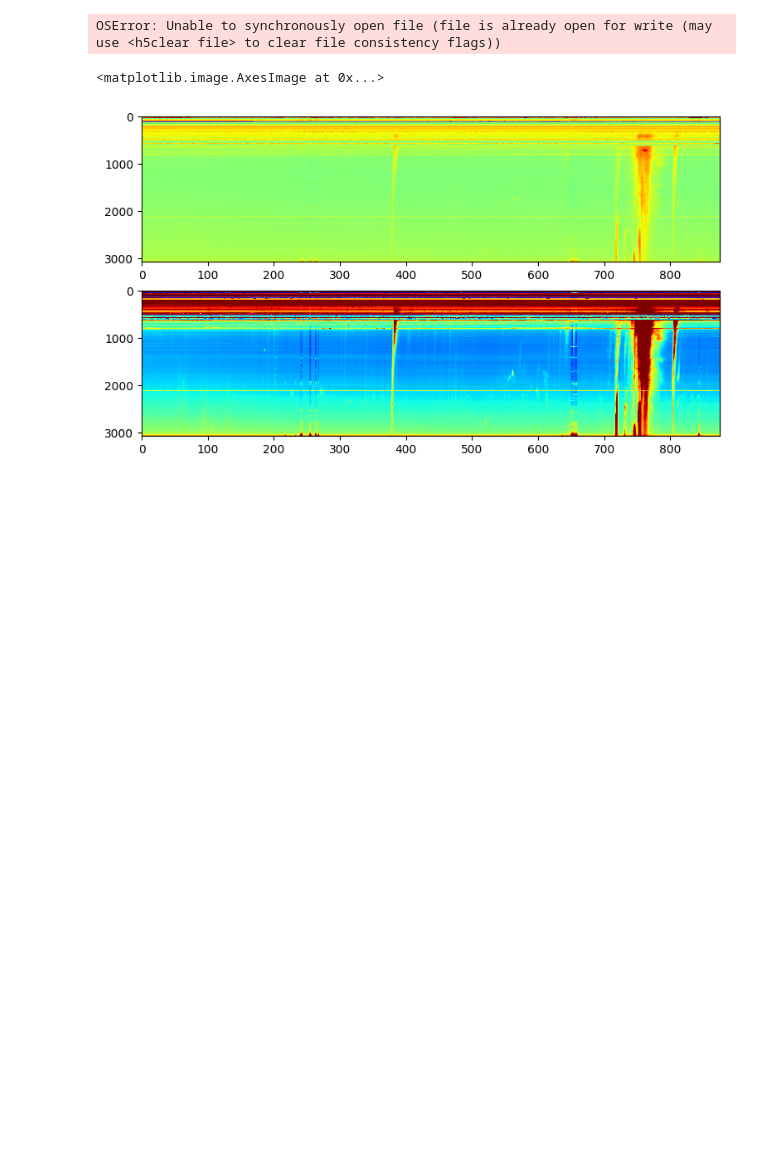
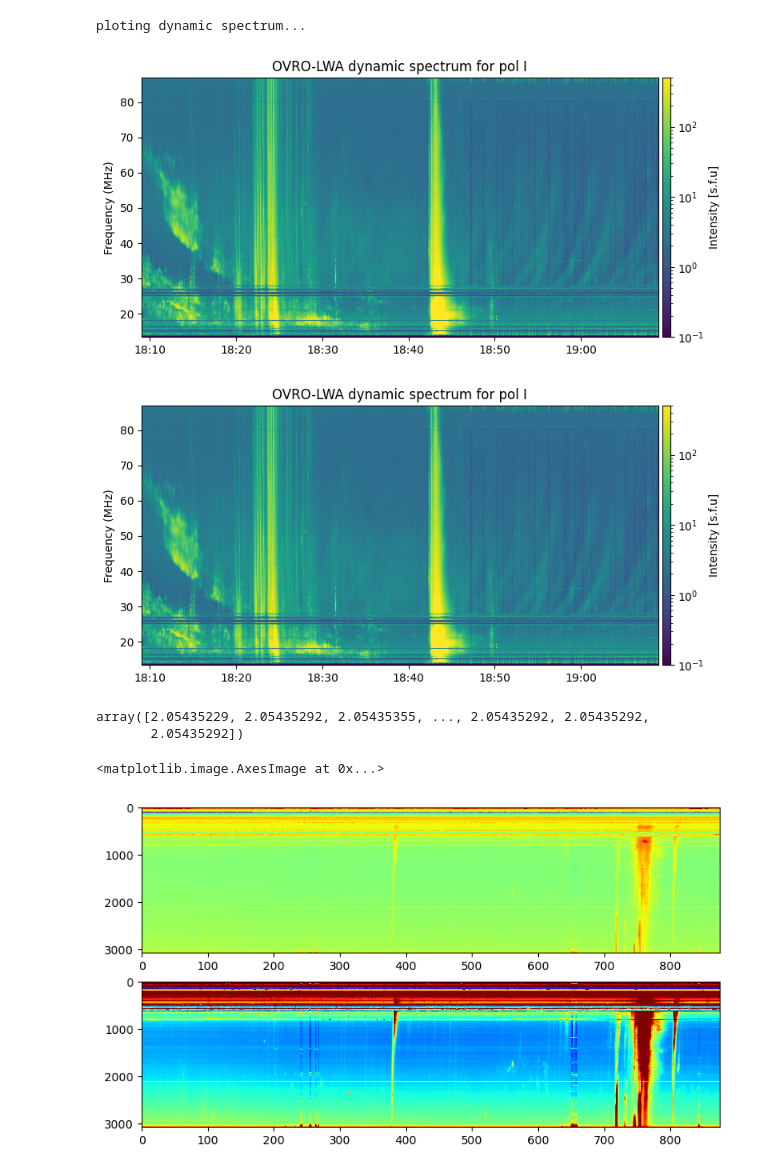
Before and after one commit to peijin94/lwasolarview, a Jupyter notebook: plot_spec.ipynb, the cells around one changed output. Drawn from its saved outputs; the diff is of its cells as text; code cells hidden in the pictures; blank space fills up the shorter version.

```diff
--- a/plot_spec.ipynb
+++ b/plot_spec.ipynb
@@ -120,12 +122,19 @@ KeyboardInterrupt:
+# %%
+#d.data*=5e4
+
+d.plot(freq_unit='MHz', vmax=500,vmin=0.1)
+#plt.plot(d.time_axis.value,0.05*np.ones_like(d.time_axis))
+# %% [output]
+ploting dynamic spectrum...
+[figure, added]
+[figure, added]
 # %%
 h5py_file = "/nas5/ovro-lwa-data/beam/beam-data/202403/beam20240315/060384_230759999000d4d330e"
-# %%
-import h5py
-
-f = h5py.File(h5py_file, 'r',swmr=True)
-list(f.keys())
-# %% [output]
-OSError: Unable to synchronously open file (file is already open for write (may use <h5clear file> to clear file consistency flags))
+# %%
+np.diff(d.time_axis.value)*24*3600
+# %% [output]
+array([2.05435229, 2.05435292, 2.05435355, ..., 2.05435292, 2.05435292,
+       2.05435292])
 # %%
 
 datacal = d.data / cal_num[None,None,:,None]
```
Also changed, not shown: parts of 10 cells of this notebook, 3 other files.
